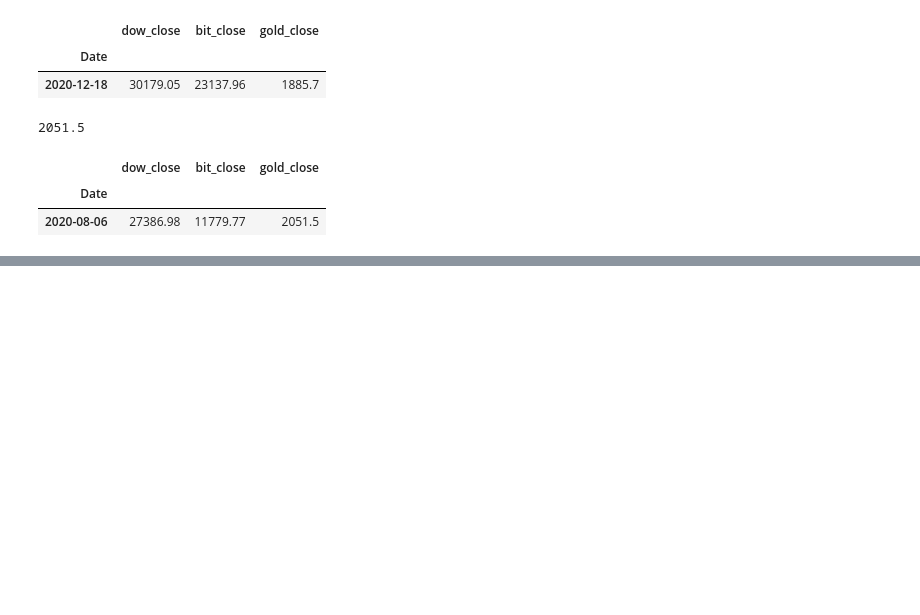
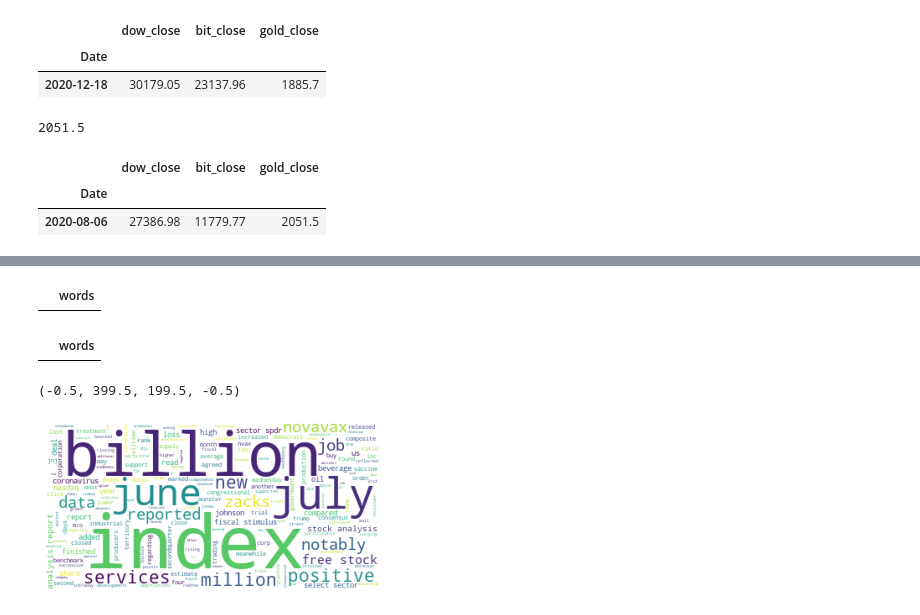
Before and after one commit to matt-c-knight/time-series-side-project, a Jupyter notebook: wrangle-explore.ipynb, the cells around one changed output, grey strips where cells are left out. Cells and saved outputs as stored; diff of their text form; code cells hidden in the pictures; blank space fills up the shorter version.

Commit message:
created word cloud

```diff
--- a/wrangle-explore.ipynb
+++ b/wrangle-explore.ipynb
@@ -412,0 +474,11 @@ df[df.gold_close == 2051.5]
+# %%
+original = article.text
+# %%
+article = original.lower()
+# %%
+#Remove accented characters
+article = unicodedata.normalize('NFKD', article)\
+    .encode('ascii', 'ignore')\
+    .decode('utf-8', 'ignore')
+
+print(article)
@@ -412,0 +487,4 @@ df[df.gold_close == 2051.5]
+# %%
+# remove anything that is not a through z, a number, a single quote, or whitespace
+article = re.sub(r"[^a-z0-9'\s]", '', article)
+print(article)
@@ -412,0 +564,8 @@ df[df.gold_close == 2051.5]
+# %%
+df[df.words== 'gold']
+# %% [output]
+|  | words |
+# %%
+df[df.words == 'commodities']
+# %% [output]
+|  | words |
@@ -412,0 +574,9 @@ df[df.gold_close == 2051.5]
+# %%
+img = WordCloud(background_color='white').generate(article)
+# WordCloud() produces an image object, which can be displayed with plt.imshow
+plt.imshow(img)
+# axis aren't very useful for a word cloud
+plt.axis('off')
+# %% [output]
+(-0.5, 399.5, 199.5, -0.5)
+[figure, added]
```
Also changed, not shown: parts of 21 cells of this notebook.
